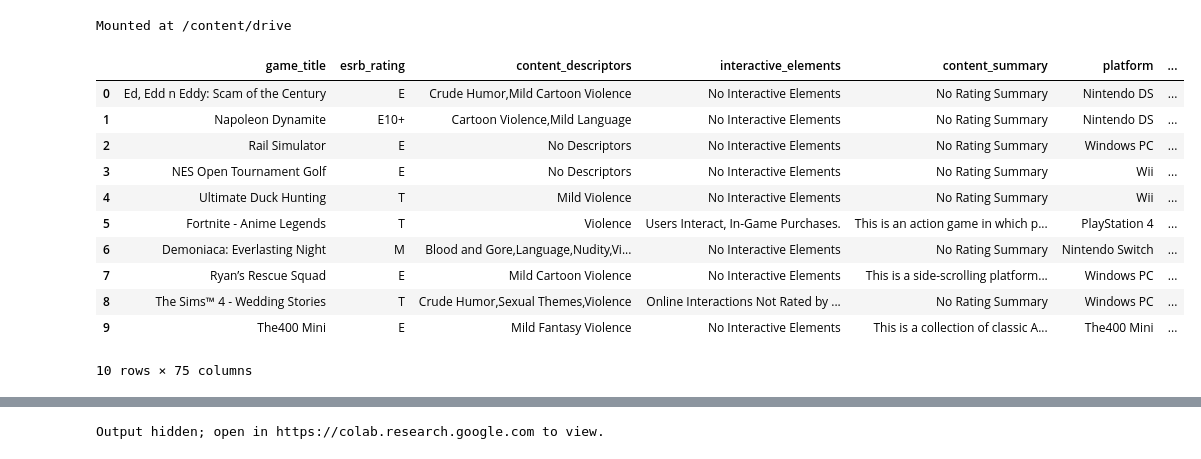
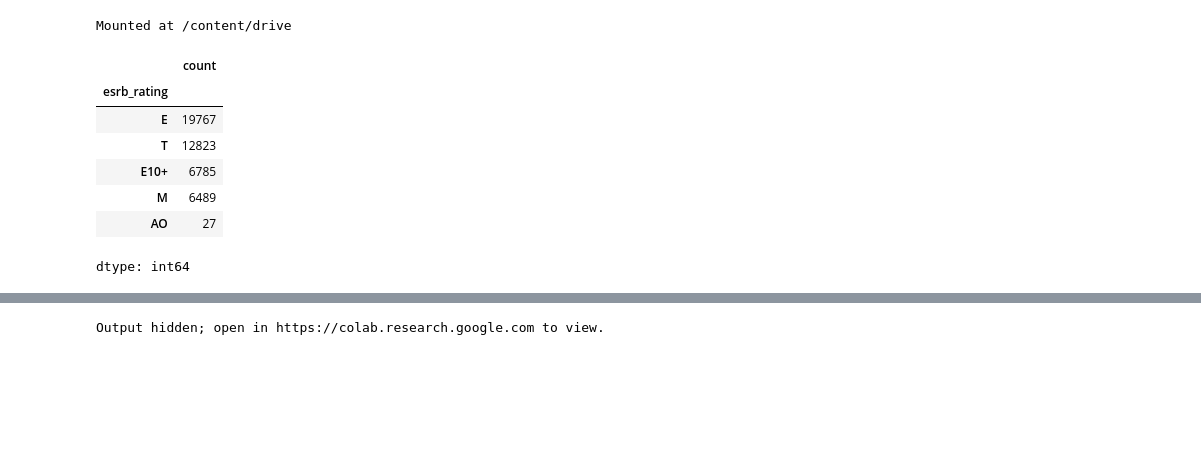
Before and after one commit to AshKatzEm/SQLproject, a Jupyter notebook: Notebooks/SQL_ESRB_Project.ipynb, the cells around one changed output, grey strips where cells are left out. Drawn from its saved outputs; the diff is of its cells as text; code cells hidden in the pictures; blank space fills up the shorter version.

```diff
--- a/Notebooks/SQL_ESRB_Project.ipynb
+++ b/Notebooks/SQL_ESRB_Project.ipynb
@@ -41,18 +41,14 @@ from sklearn.ensemble import RandomForestClassifier
 # If you get an error, run 'conda install python-graphviz' in your terminal (without the quotes).
 import graphviz
 # %%
-df = pd.read_csv('/content/drive/MyDrive/SQLproject/CombinedESRBdata.csv')
-df.iloc[0:10]
+df = pd.read_csv('/content/drive/MyDrive/SQLproject/data/final_model_data.csv')
+df['esrb_rating'].value_counts()
 # %% [output]
-|  | game_title | esrb_rating | content_descriptors | interactive_elements | content_summary | platform | ... |
-| 0 | Ed, Edd n Eddy: Scam of the Century | E | Crude Humor,Mild Cartoon Violence | No Interactive Elements | No Rating Summary | Nintendo DS | ... |
-| 1 | Napoleon Dynamite | E10+ | Cartoon Violence,Mild Language | No Interactive Elements | No Rating Summary | Nintendo DS | ... |
-| 2 | Rail Simulator | E | No Descriptors | No Interactive Elements | No Rating Summary | Windows PC | ... |
-| 3 | NES Open Tournament Golf | E | No Descriptors | No Interactive Elements | No Rating Summary | Wii | ... |
-| 4 | Ultimate Duck Hunting | T | Mild Violence | No Interactive Elements | No Rating Summary | Wii | ... |
-| 5 | Fortnite - Anime Legends | T | Violence | Users Interact, In-Game Purchases. | This is an action game in which p... | PlayStation 4 | ... |
-| 6 | Demoniaca: Everlasting Night | M | Blood and Gore,Language,Nudity,Vi... | No Interactive Elements | No Rating Summary | Nintendo Switch | ... |
-| 7 | Ryan’s Rescue Squad | E | Mild Cartoon Violence | No Interactive Elements | This is a side-scrolling platform... | Windows PC | ... |
-| 8 | The Sims™ 4 - Wedding Stories | T | Crude Humor,Sexual Themes,Violence | Online Interactions Not Rated by ... | No Rating Summary | Windows PC | ... |
-| 9 | The400 Mini | E | Mild Fantasy Violence | No Interactive Elements | This is a collection of classic A... | The400 Mini | ... |
+|  | count |
+| esrb_rating |  |
+| E | 19767 |
+| T | 12823 |
+| E10+ | 6785 |
+| M | 6489 |
+| AO | 27 |
-10 rows × 75 columns
+dtype: int64
```
Also changed, not shown: parts of 65 cells of this notebook, 2 other files.
